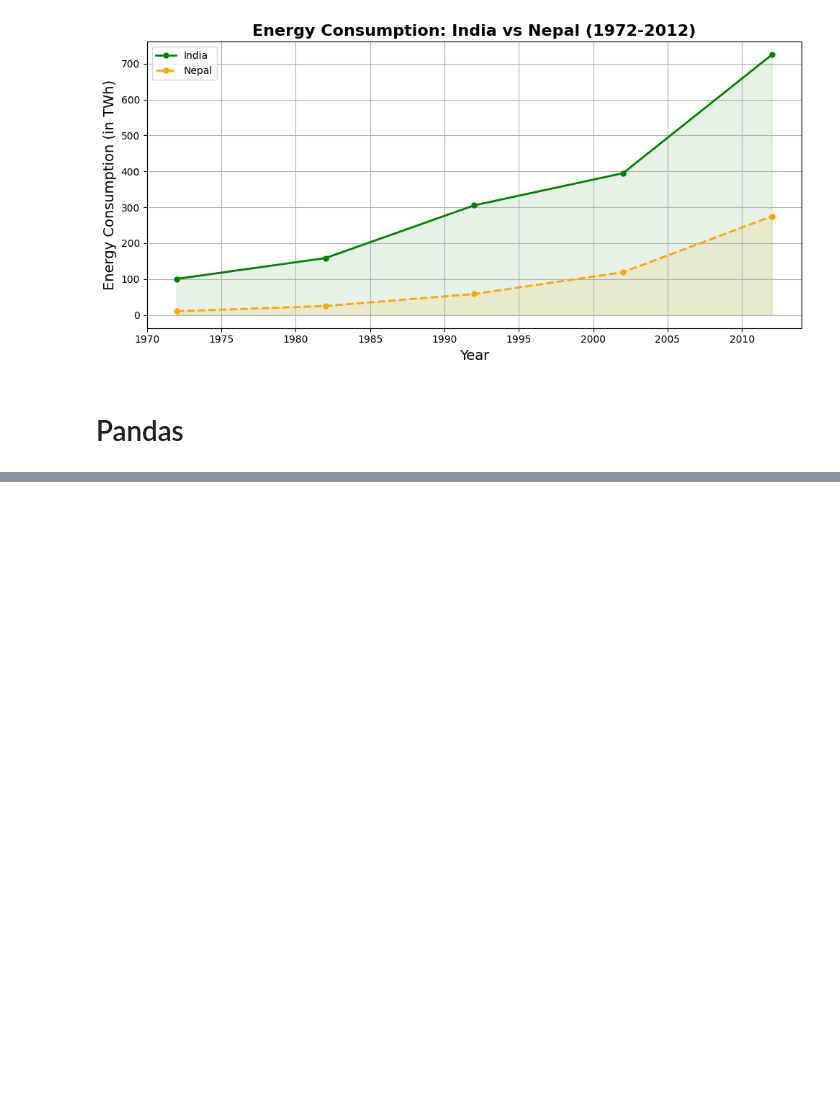
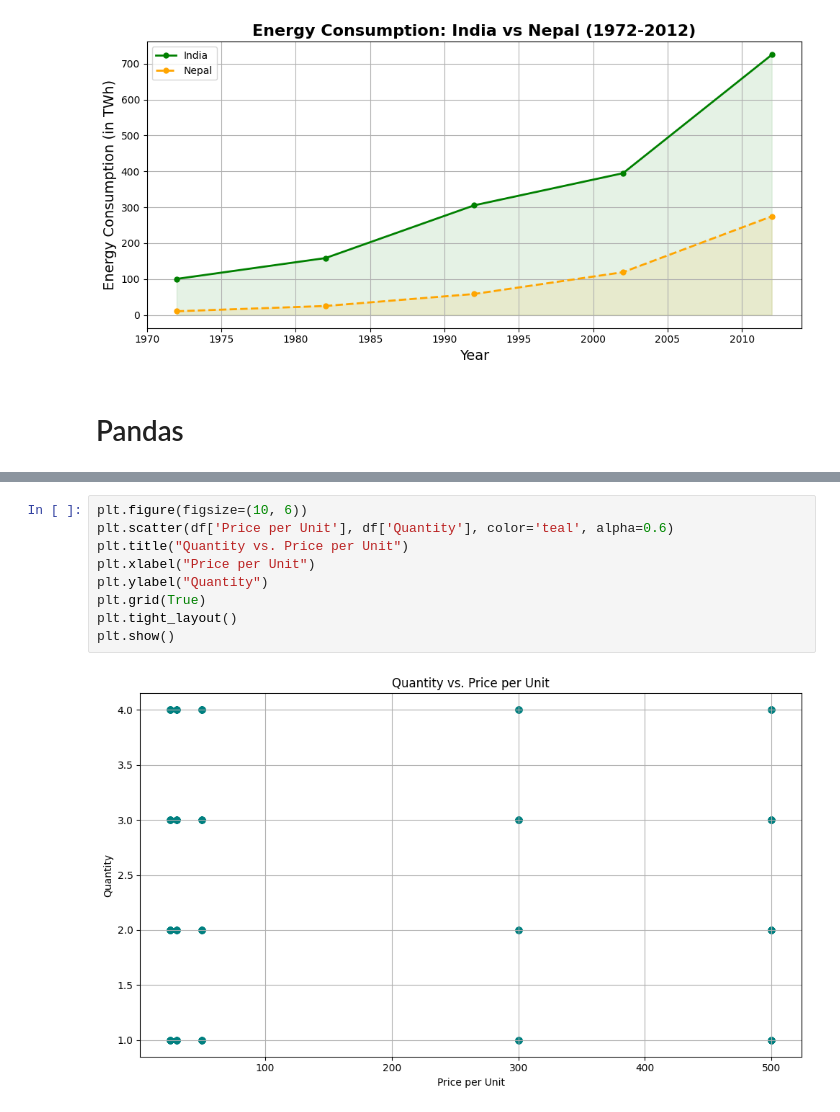
Before and after one commit to mr-prince-yadav/OJT-AI, a Jupyter notebook: Plotting.ipynb, the cells around one changed output, grey strips where cells are left out. Cells and saved outputs as stored; diff of their text form; blank space fills up the shorter version.

```diff
--- a/Plotting.ipynb
+++ b/Plotting.ipynb
@@ -213,0 +297,11 @@ plt.show
+# %%
+plt.figure(figsize=(10, 6))
+plt.scatter(df['Price per Unit'], df['Quantity'], color='teal', alpha=0.6)
+plt.title("Quantity vs. Price per Unit")
+plt.xlabel("Price per Unit")
+plt.ylabel("Quantity")
+plt.grid(True)
+plt.tight_layout()
+plt.show()
+# %% [output]
+[figure, added]
```
Also changed, not shown: parts of 9 cells of this notebook, 1 other file.
